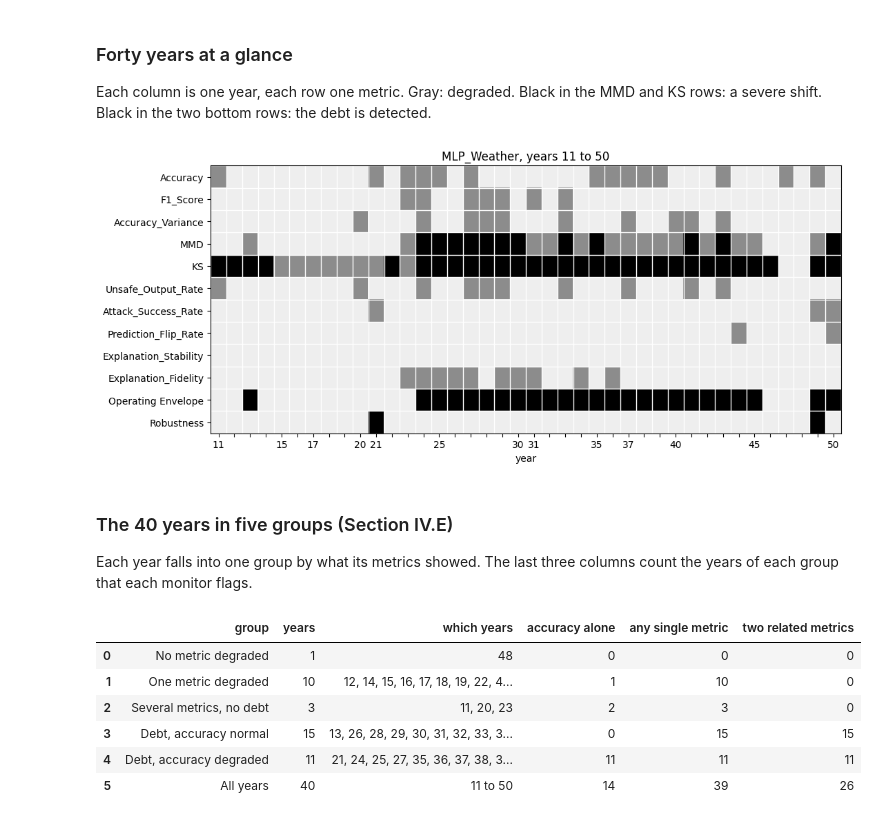
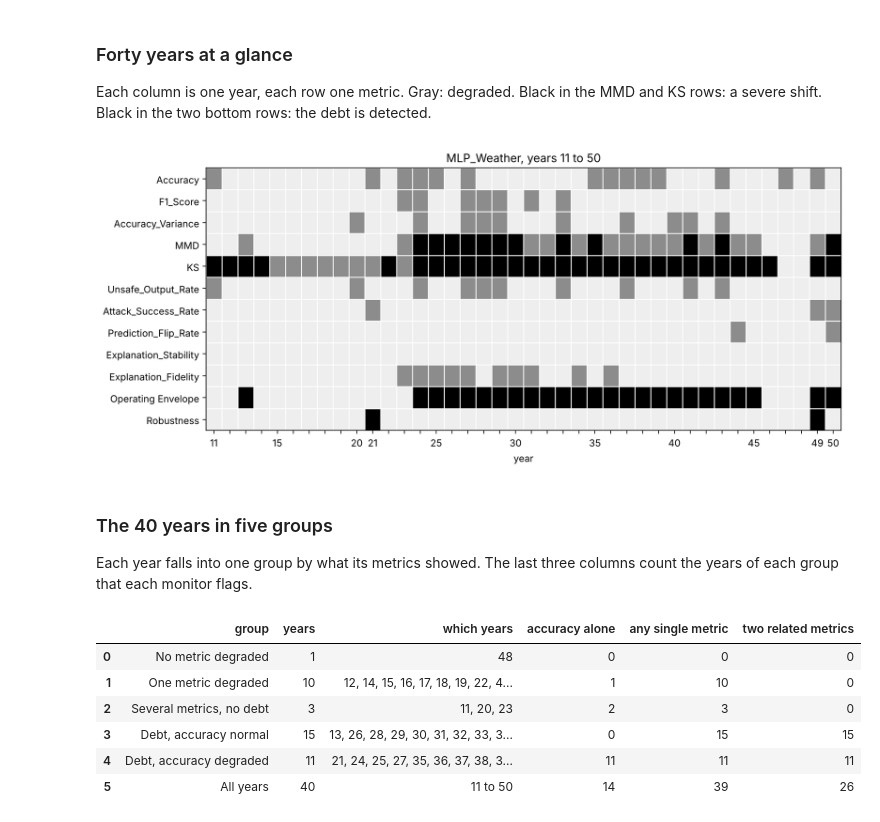
Before and after one commit to anonimoustt/IEEESyscon_2027, a Jupyter notebook: syscon2027_experiment_walkthrough.ipynb, the cells around one changed output. Drawn from its saved outputs; the diff is of its cells as text; code cells hidden in the pictures.

```diff
--- a/syscon2027_experiment_walkthrough.ipynb
+++ b/syscon2027_experiment_walkthrough.ipynb
@@ -530,30 +530,30 @@ Each column is one year, each row one metric. Gray: degraded. Black in the MMD a
 # %%
 import matplotlib.pyplot as plt
 from matplotlib.colors import ListedColormap
 
 def timeline(B, title):
     PLAN, yrs = B["K"]["PLAN"], B["years"]
     M = np.zeros((len(PLAN) + 2, len(yrs)))
     for i, s in enumerate(B["V_mon"]):
         for j, m in enumerate(PLAN):
             if s[j] > B["tau"][j]:
                 M[j, i] = 2 if (m in ("MMD", "KS") and s[j] > B["tau_sev"][j]) else 1
         M[len(PLAN), i] = 2 if "OE" in B["mon_rows"][i]["debts"] else 0
         M[len(PLAN) + 1, i] = 2 if "Rob" in B["mon_rows"][i]["debts"] else 0
     fig, ax = plt.subplots(figsize=(11, 0.32 * (len(PLAN) + 2) + 1))
     ax.imshow(M, cmap=ListedColormap(["#eeeeee", "#8c8c8c", "#000000"]), vmin=0, vmax=2, aspect="auto")
     ax.set_yticks(range(len(PLAN) + 2)); ax.set_yticklabels(PLAN + ["Operating Envelope", "Robustness"])
-    ax.set_xticks(range(len(yrs))); ax.set_xticklabels([str(t) if t % 5 == 0 or t in (11, 17, 21, 31, 37) else "" for t in yrs])
+    ax.set_xticks(range(len(yrs))); ax.set_xticklabels([str(t) if t % 5 == 0 or t in (11, 21, 49) else "" for t in yrs])
     ax.set_xticks(np.arange(-0.5, len(yrs)), minor=True); ax.set_yticks(np.arange(-0.5, len(PLAN) + 2), minor=True)
     ax.grid(which="minor", color="white", linewidth=1); ax.tick_params(which="minor", length=0)
     ax.set_xlabel("year"); ax.set_title(title)
     plt.tight_layout(); plt.show()
 
 timeline(B, "MLP_Weather, years 11 to 50")
 # %% [output]
-[figure, old version]
+[figure, new version]
 # %% [markdown]
-### The 40 years in five groups (Section IV.E)
+### The 40 years in five groups
 
 Each year falls into one group by what its metrics showed. The last three columns count the years of each group that each monitor flags.
 # %%
```
Also changed, not shown: parts of 18 cells of this notebook, 12 other files.
